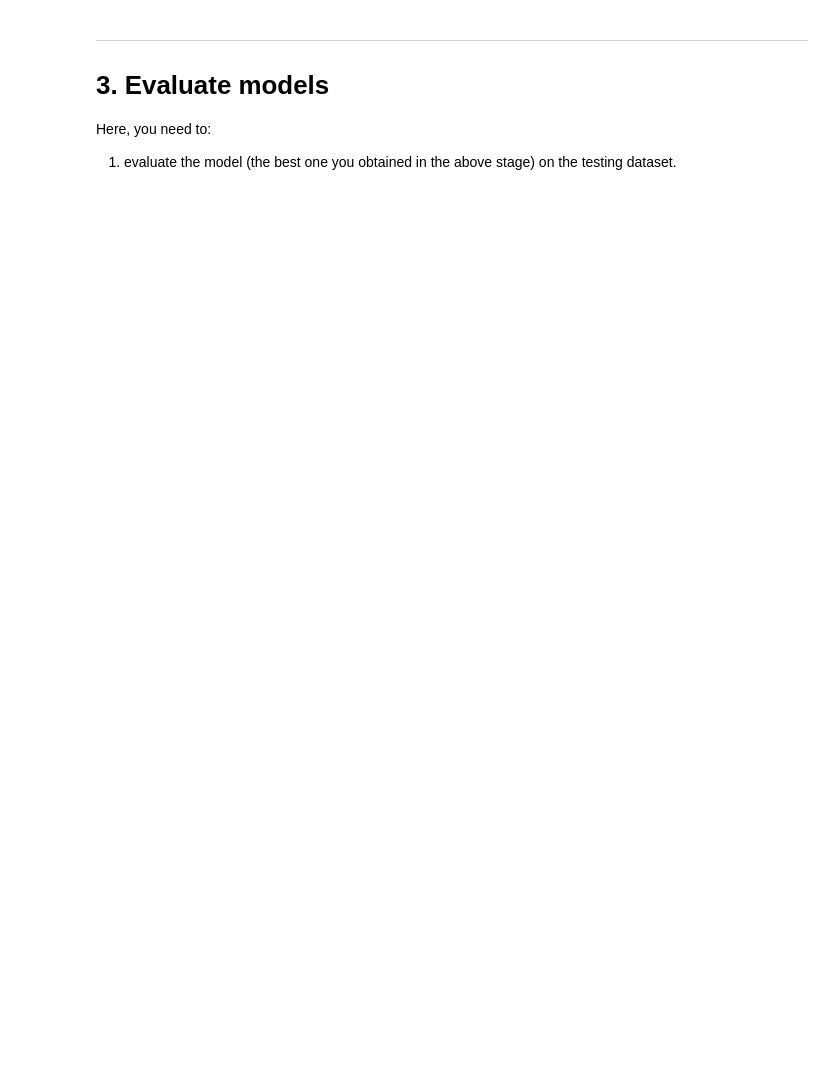
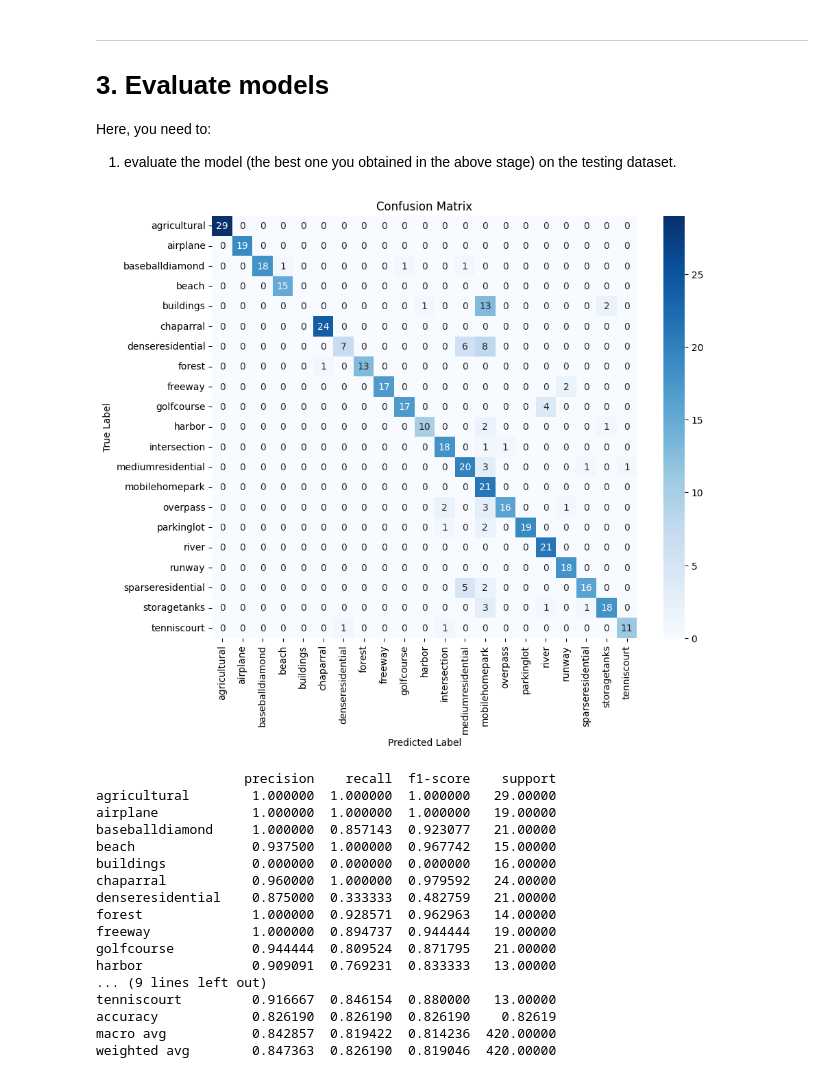
Before and after one commit to mlbuiten515/CNN-Computer-Vision, a Jupyter notebook: COMP534_assignment2.ipynb, the cells around one changed output. Saved outputs shown, nothing was run; the diff lists cells and outputs as text; code cells hidden in the pictures; blank space fills up the shorter version.

```diff
--- a/COMP534_assignment2.ipynb
+++ b/COMP534_assignment2.ipynb
@@ -387,31 +418,50 @@ def evaluate_model_with_metrics(model, test_loader, class_names):
             outputs = model(images)
             _, predicted = torch.max(outputs, 1)
 
             all_preds.extend(predicted.cpu().numpy())
             all_labels.extend(labels.cpu().numpy())
 
     # Compute the confusion matrix
     cm = confusion_matrix(all_labels, all_preds)
 
     # Generate classification report
     report = classification_report(all_labels, all_preds, target_names=class_names, output_dict=True)
 
     # Convert classification report to DataFrame
     df_report = pd.DataFrame(report).transpose()
 
     # Plot confusion matrix
     plt.figure(figsize=(10, 8))
     sns.heatmap(cm, annot=True, fmt="d", cmap="Blues", xticklabels=class_names, yticklabels=class_names)
     plt.xlabel("Predicted Label")
     plt.ylabel("True Label")
     plt.title("Confusion Matrix")
     plt.show()
 
     return df_report
 
 # Call the function
 class_names = dataset.classes
-df_results = evaluate_model_with_metrics(model, test_loader, class_names)
+df_results = evaluate_model_with_metrics(ResNet_FT, test_loader, class_names)
 
 # Display results table
 print(df_results)
+# %% [output]
+[figure, added]
+                   precision    recall  f1-score    support
+agricultural        1.000000  1.000000  1.000000   29.00000
+airplane            1.000000  1.000000  1.000000   19.00000
+baseballdiamond     1.000000  0.857143  0.923077   21.00000
+beach               0.937500  1.000000  0.967742   15.00000
+buildings           0.000000  0.000000  0.000000   16.00000
+chaparral           0.960000  1.000000  0.979592   24.00000
+denseresidential    0.875000  0.333333  0.482759   21.00000
+forest              1.000000  0.928571  0.962963   14.00000
+freeway             1.000000  0.894737  0.944444   19.00000
+golfcourse          0.944444  0.809524  0.871795   21.00000
+harbor              0.909091  0.769231  0.833333   13.00000
+... (9 lines left out)
+tenniscourt         0.916667  0.846154  0.880000   13.00000
+accuracy            0.826190  0.826190  0.826190    0.82619
+macro avg           0.842857  0.819422  0.814236  420.00000
+weighted avg        0.847363  0.826190  0.819046  420.00000
```
Also changed, not shown: parts of 2 cells of this notebook.
